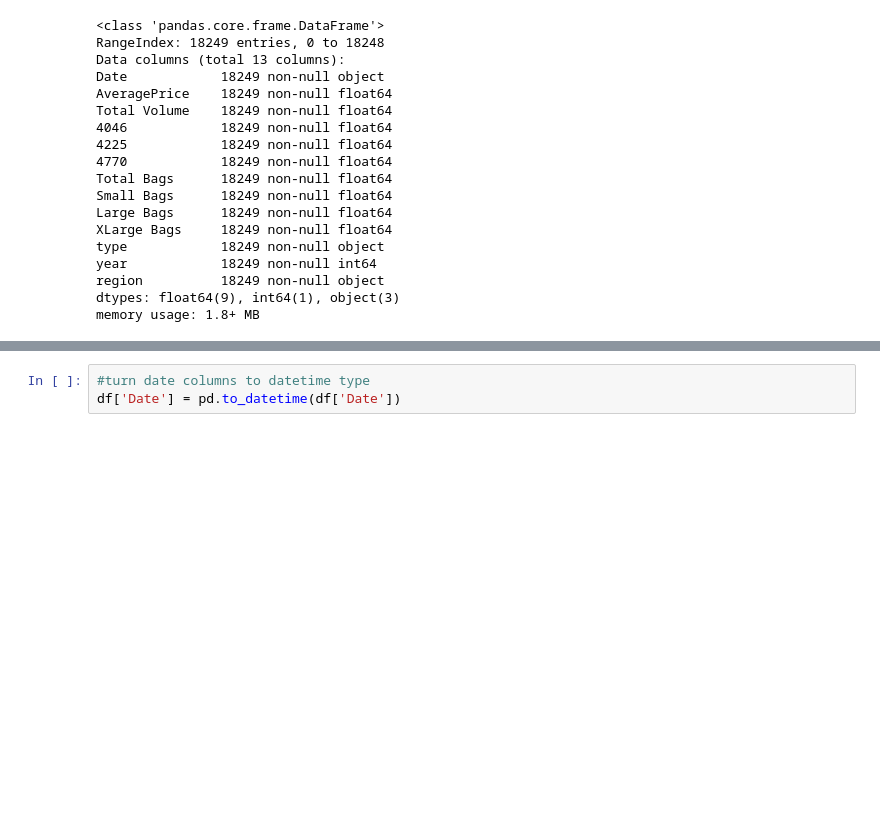
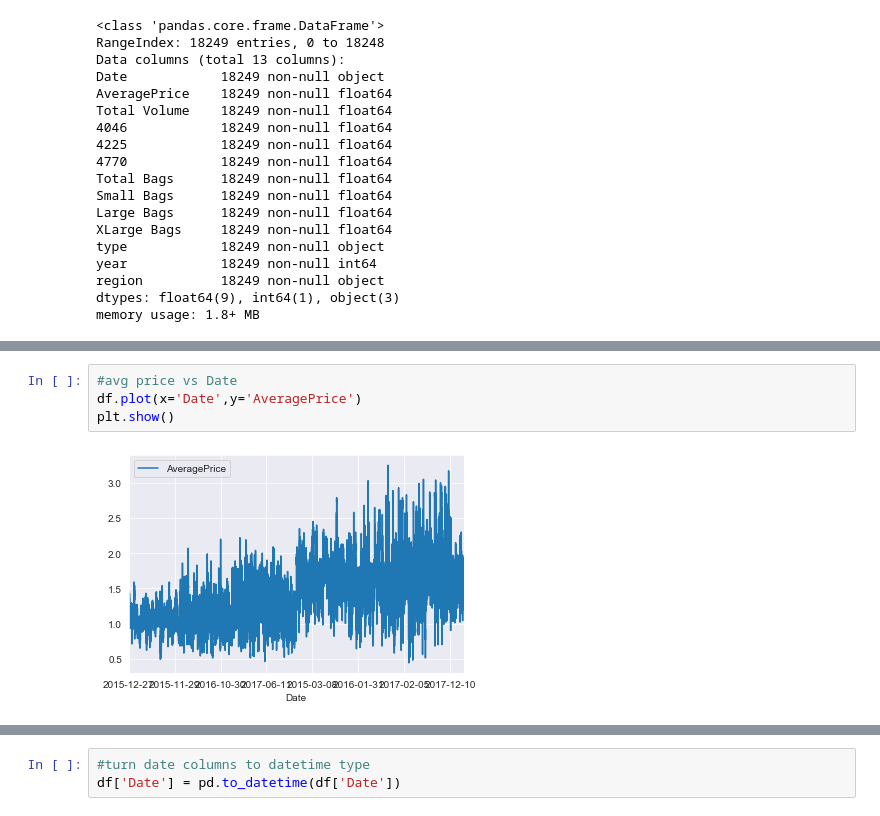
Before and after one commit to omer8/CAT_Tasks, a Jupyter notebook: avocado price/avocado price.ipynb, the cells around one changed output, grey strips where cells are left out. Drawn from its saved outputs; the diff is of its cells as text; blank space fills up the shorter version.

```diff
--- a/avocado price.ipynb
+++ b/avocado price/avocado price.ipynb
@@ -47,0 +55,6 @@ memory usage: 1.8+ MB
+# %%
+#avg price vs Date
+df.plot(x='Date',y='AveragePrice')
+plt.show()
+# %% [output]
+[figure, added]
```
Also changed, not shown: parts of 8 cells of this notebook, 1 other file.
